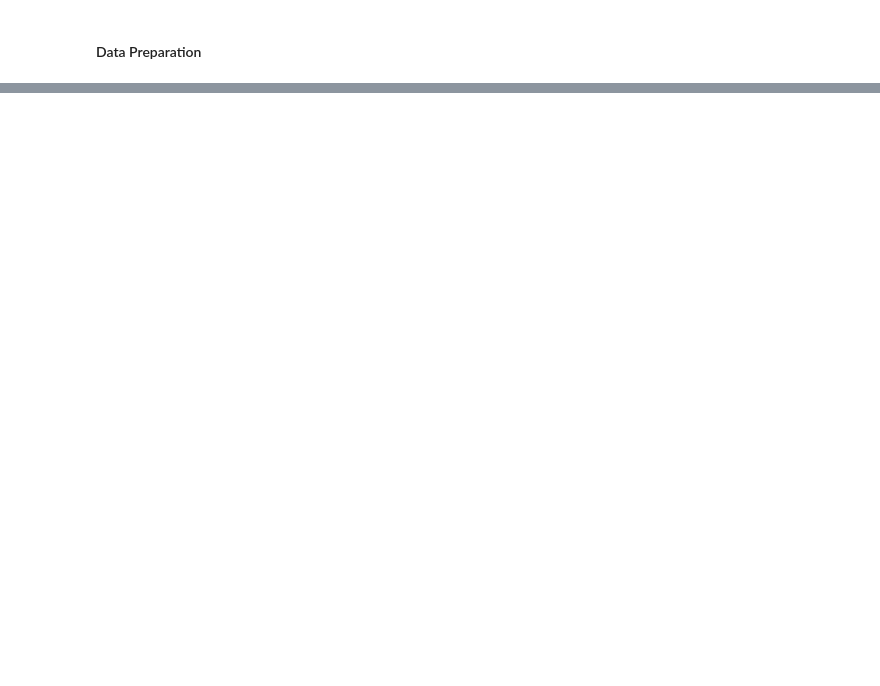
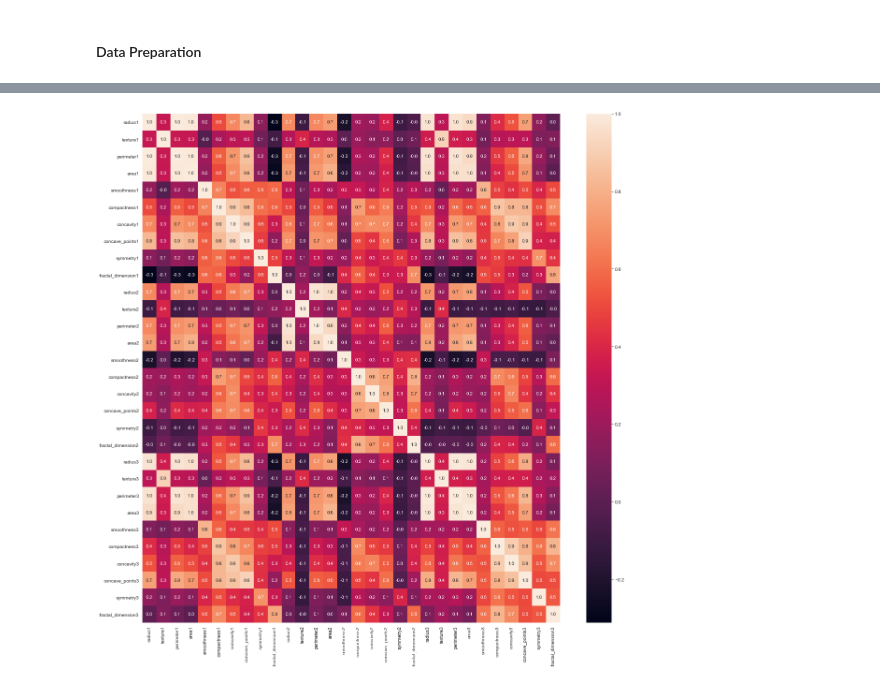
Before and after one commit to BiniamD/Class, a Jupyter notebook: SPRING -2024/8W2/ADTA 5230 - Data Analytics II/Project/Group 2 Final Project .ipynb, the cells around one changed output, grey strips where cells are left out. Saved outputs shown, nothing was run; the diff lists cells and outputs as text; code cells hidden in the pictures; blank space fills up the shorter version.

```diff
--- a/SPRING -2024/8W2/ADTA 5230 - Data Analytics II/Project/Group 2 Final Project .ipynb
+++ b/SPRING -2024/8W2/ADTA 5230 - Data Analytics II/Project/Group 2 Final Project .ipynb
@@ -221,0 +147,7 @@ df.head()
+# %%
+#HeatMap Correlations between the features
+plt.figure(figsize=(20,20))
+sns.heatmap(df.corr(), annot=True, fmt='.1f')
+plt.show()
+# %% [output]
+[figure, added]
```
Also changed, not shown: parts of 39 cells of this notebook, 21 other files.
